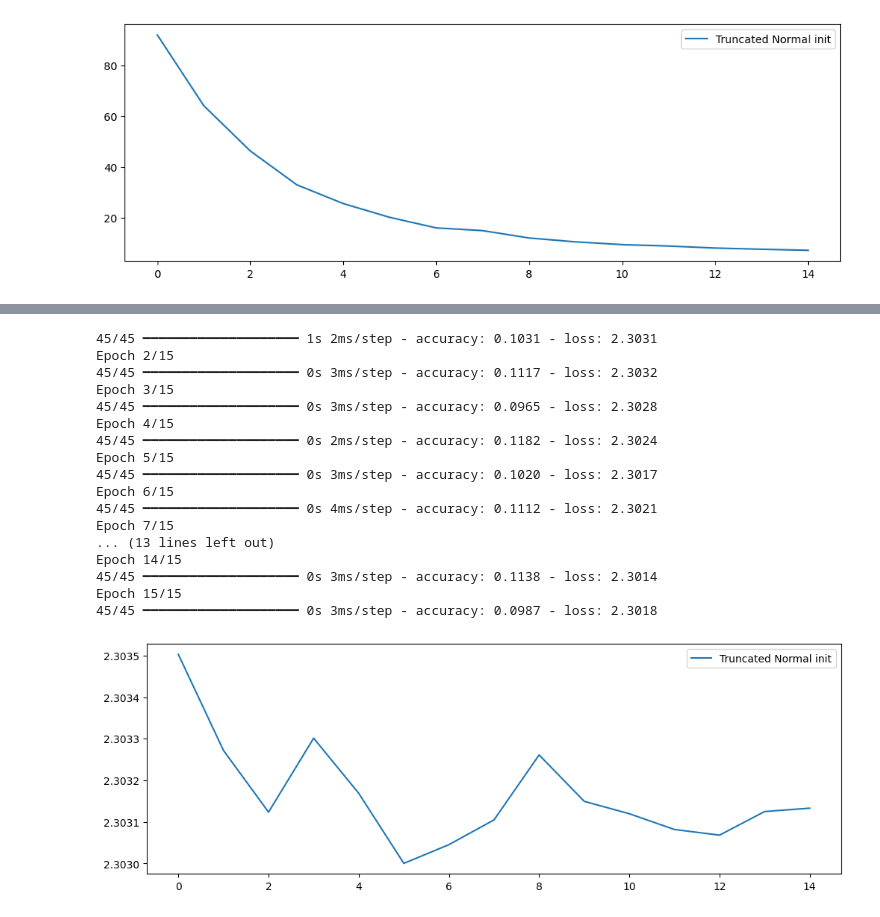
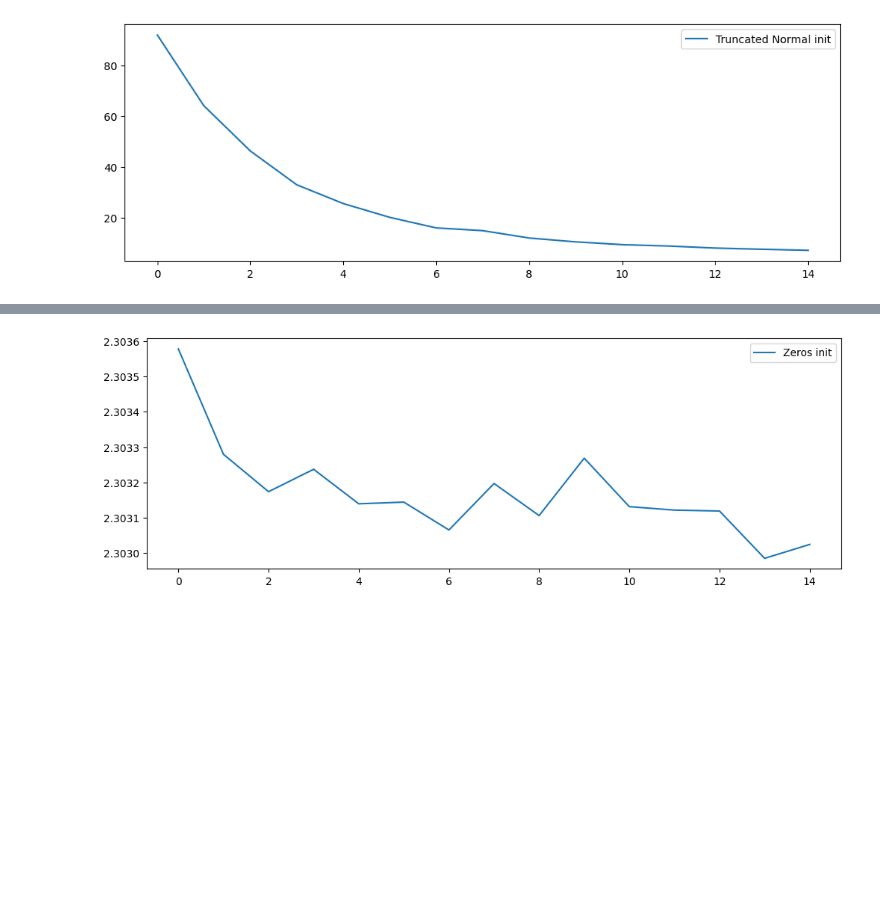
Before and after one commit to rossanot/deep_learning, a Jupyter notebook: 01_materials/labs/lab_1.ipynb, the cells around one changed output, grey strips where cells are left out. Cells and saved outputs as stored; diff of their text form; code cells hidden in the pictures; blank space fills up the shorter version.

```diff
--- a/01_materials/labs/lab_1.ipynb
+++ b/01_materials/labs/lab_1.ipynb
@@ -788,7 +788,7 @@ model.compile(optimizer=optimizers.SGD(learning_rate=0.1),
 history = model.fit(X_train, y_train, epochs=15, batch_size=32)
 
 plt.figure(figsize=(12, 4))
-plt.plot(history.history['loss'], label="Truncated Normal init")
+plt.plot(history.history['loss'], label="Zeros init")
 plt.legend();
 # %% [output]
 Epoch 1/15
@@ -795,18 +811 @@ Epoch 1/15
-45/45 ━━━━━━━━━━━━━━━━━━━━ 1s 2ms/step - accuracy: 0.1031 - loss: 2.3031
-Epoch 2/15
-45/45 ━━━━━━━━━━━━━━━━━━━━ 0s 3ms/step - accuracy: 0.1117 - loss: 2.3032
-Epoch 3/15
-45/45 ━━━━━━━━━━━━━━━━━━━━ 0s 3ms/step - accuracy: 0.0965 - loss: 2.3028
-Epoch 4/15
-45/45 ━━━━━━━━━━━━━━━━━━━━ 0s 2ms/step - accuracy: 0.1182 - loss: 2.3024
-Epoch 5/15
-45/45 ━━━━━━━━━━━━━━━━━━━━ 0s 3ms/step - accuracy: 0.1020 - loss: 2.3017
-Epoch 6/15
-45/45 ━━━━━━━━━━━━━━━━━━━━ 0s 4ms/step - accuracy: 0.1112 - loss: 2.3021
-Epoch 7/15
-... (13 lines left out)
-Epoch 14/15
-45/45 ━━━━━━━━━━━━━━━━━━━━ 0s 3ms/step - accuracy: 0.1138 - loss: 2.3014
-Epoch 15/15
-45/45 ━━━━━━━━━━━━━━━━━━━━ 0s 3ms/step - accuracy: 0.0987 - loss: 2.3018
-[figure, old version]
+[figure, new version]
```
Also changed, not shown: parts of 3 cells of this notebook.
